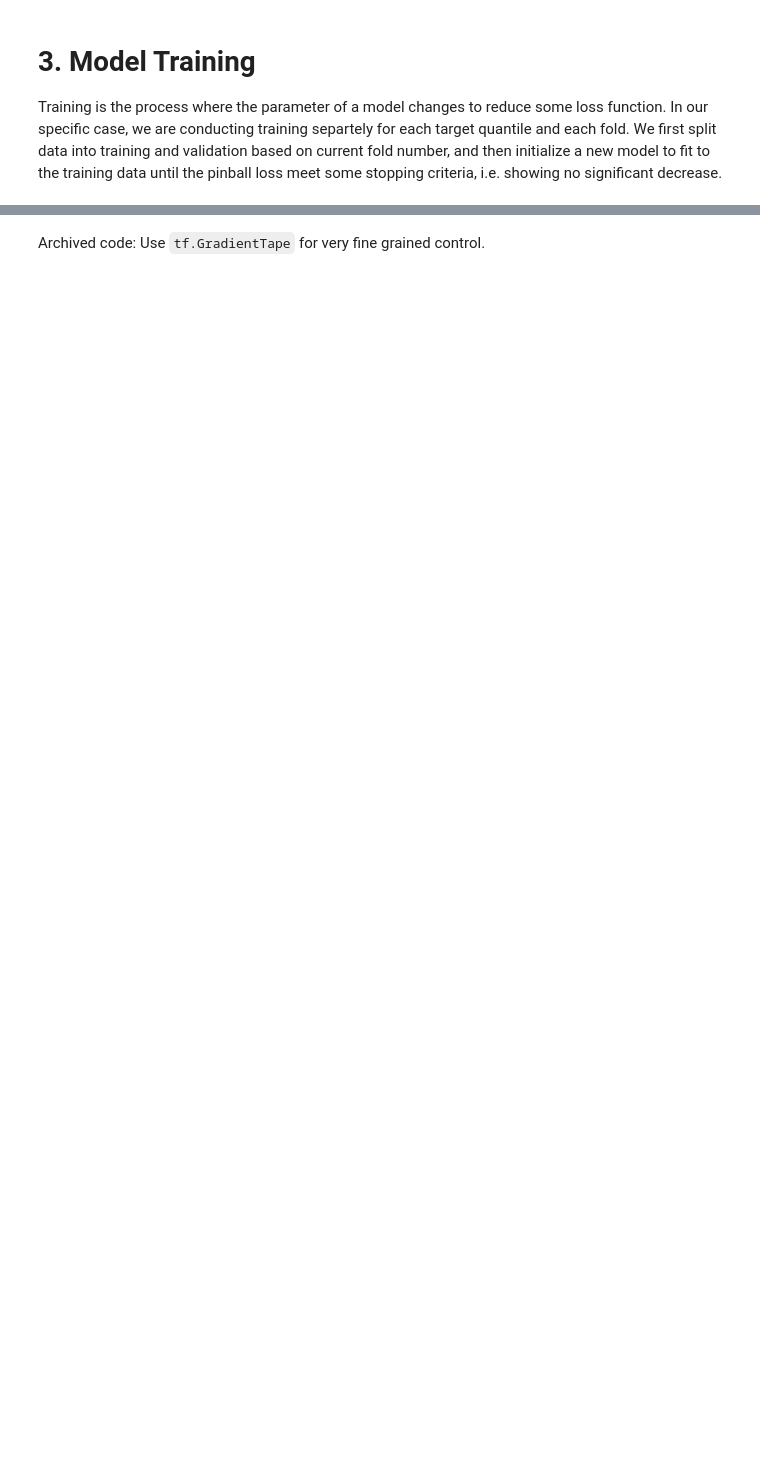
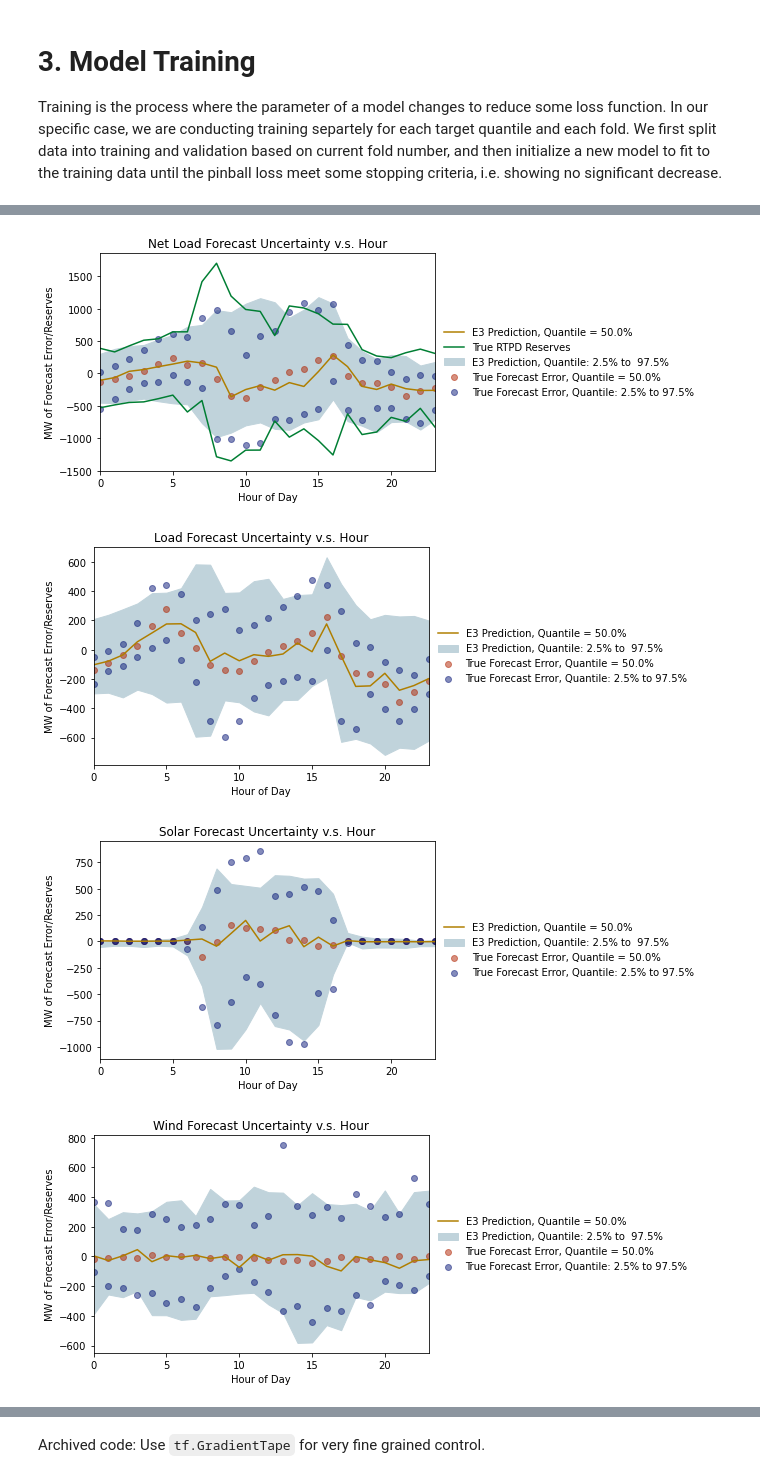
Before and after one commit to e3-/RESERVE-Public, a Jupyter notebook: code/rescue.ipynb, the cells around one changed output, grey strips where cells are left out. Drawn from its saved outputs; the diff is of its cells as text; code cells hidden in the pictures; blank space fills up the shorter version.

```diff
--- a/code/rescue.ipynb
+++ b/code/rescue.ipynb
@@ -383 +521,42 @@ for feature, label in label_to_feature_map.items():
+# %%
+# Plot to compare model predictions to truth at critical quantiles in each hour
+feature = "Hour_Angle_T+1"
+label = "Hour"
+# Plotting each model output
+for response, response_label in label_to_response_map.items():
+    pred_trainval_for_current_response = pred_trainval_diag.xs(key = response, axis = 1, level = 'Output_Name')
+    # Feed in actual RTPD reserves to overlay on net load graphs
+    if response_label == "Net Load":
+        hist_rtpd_res_data = hist_rtpd_reserves
+    else:
+        hist_rtpd_res_data = None
+    # Feed in ground truth for current selection of response to be overlaid on top of graph showing model output
+    trainval_outputs_current_response = output_trainval_diag[response]
+    # Make plot with these specifications
+    fig, ax, truth_df, pred_df = diagnostics.compare_predictions_to_truth(pred_trainval_for_current_response,
+                                                       label_to_feature_map[feature], response_label,
+                                                       trainval_outputs_current_response,
+                                                       hist_rtpd_res_data, switch_forecast_direction_flag)
+    # Save fig is user so desires
+    if save_fig_flag:
+        fig_file_name = response_label + "_compared_to_truth_in_month_{}_of_year_{}.svg".format(diagnostics_for_month,
+                                                                                          diagnostics_for_year)
+        fig.savefig(os.path.join(dir_str.plots_dir, fig_file_name),
+                    dpi = default_dpi,
+                    bbox_inches = "tight")
+
+    # Save the net load data being plotted if the user so desires
+    if response_label == "Net Load":
+        if save_net_load_pred_truth_data_flag:
+            truth_file_name = "True_" + response_label + "_error_in_month_{}_of_year_{}.csv".format(diagnostics_for_month,
+                                                                                          diagnostics_for_year)
+            truth_df.to_csv(os.path.join(dir_str.diag_dir, truth_file_name))
+            pred_file_name = "Predicted_" + response_label + "_error_in_month_{}_of_year_{}.csv".format(diagnostics_for_month,
+                                                                                          diagnostics_for_year)
+            pred_df.to_csv(os.path.join(dir_str.diag_dir, pred_file_name))
+# %% [output]
+[figure, added]
+[figure, added]
+[figure, added]
+[figure, added]
 # %% [markdown]
```
Also changed, not shown: parts of 25 cells of this notebook, 2 other files.
